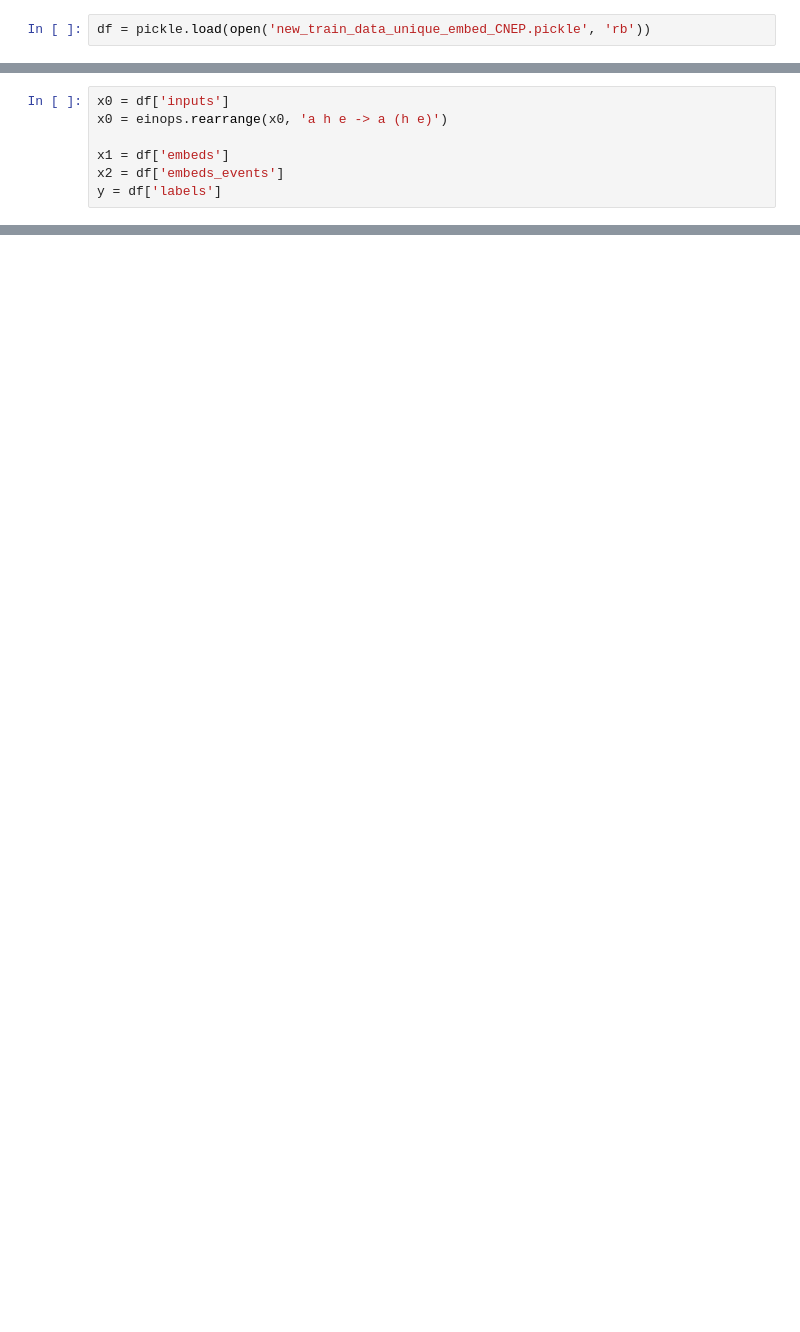
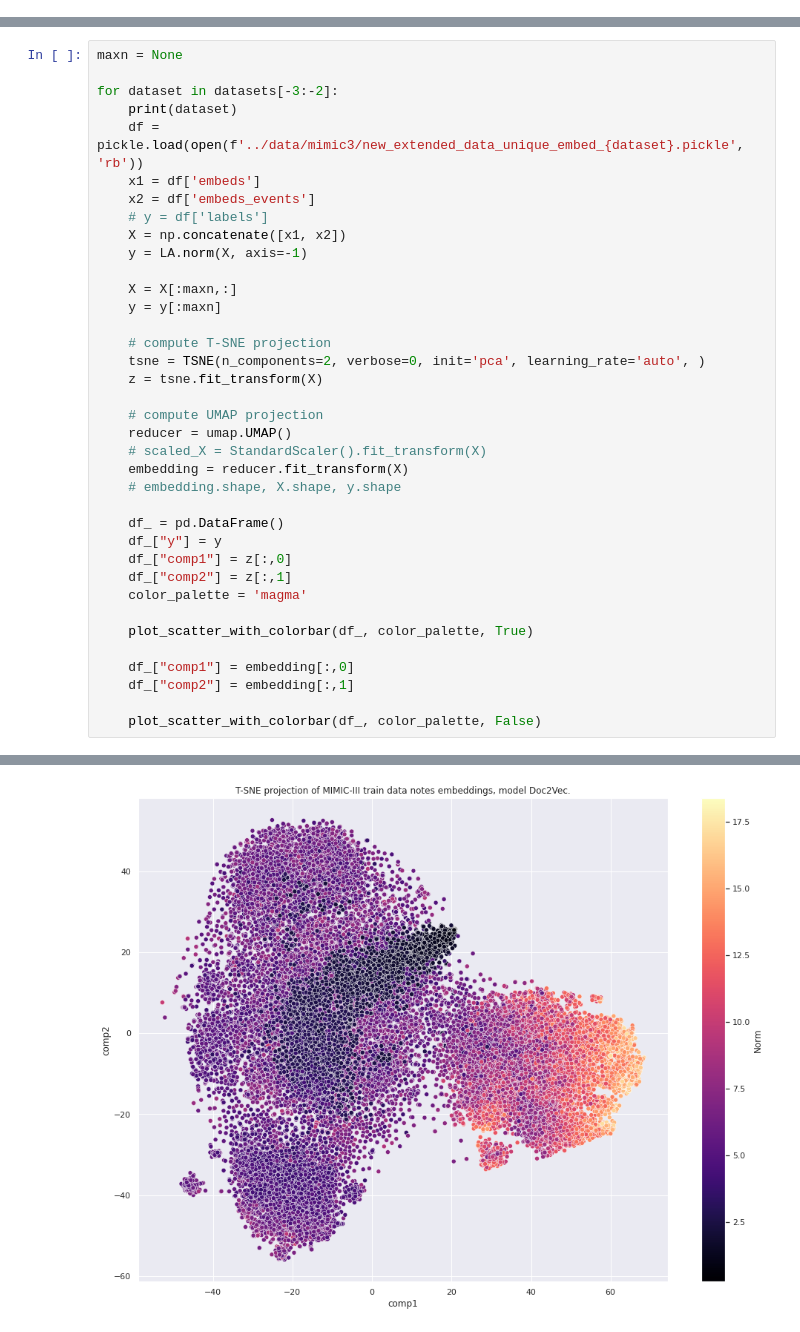
Before and after one commit to jplasser/CNEP, a Jupyter notebook: src/notebooks/TSNE.ipynb, the cells around one changed output, grey strips where cells are left out. Drawn from its saved outputs; the diff is of its cells as text; blank space fills up the shorter version.

Commit message:
TSNE and UMAP plots generation

```diff
--- a/src/notebooks/TSNE.ipynb
+++ b/src/notebooks/TSNE.ipynb
@@ -16,2 +97,0 @@ import einops
-# %%
-df = pickle.load(open('new_train_data_unique_embed_CNEP.pickle', 'rb'))
@@ -22,7 +97,0 @@ df.keys(), len(df['labels'])
-# %%
-x0 = df['inputs']
-x0 = einops.rearrange(x0, 'a h e -> a (h e)')
-
-x1 = df['embeds']
-x2 = df['embeds_events']
-y = df['labels']
@@ -119,0 +100,38 @@ Text(0.5, 1.0, 'UMAP projection of the MIMIC-III notes embedding dataset')
+# %%
+maxn = None
+
+for dataset in datasets[-3:-2]:
+    print(dataset)
+    df = pickle.load(open(f'../data/mimic3/new_extended_data_unique_embed_{dataset}.pickle', 'rb'))
+    x1 = df['embeds']
+    x2 = df['embeds_events']
+    # y = df['labels']
+    X = np.concatenate([x1, x2])
+    y = LA.norm(X, axis=-1)
+
+    X = X[:maxn,:]
+    y = y[:maxn]
+
+    # compute T-SNE projection
+    tsne = TSNE(n_components=2, verbose=0, init='pca', learning_rate='auto', )
+    z = tsne.fit_transform(X)
+
+    # compute UMAP projection
+    reducer = umap.UMAP()
+    # scaled_X = StandardScaler().fit_transform(X)
+    embedding = reducer.fit_transform(X)
+    # embedding.shape, X.shape, y.shape
+
+    df_ = pd.DataFrame()
+    df_["y"] = y
+    df_["comp1"] = z[:,0]
+    df_["comp2"] = z[:,1]
+    color_palette = 'magma'
+
+    plot_scatter_with_colorbar(df_, color_palette, True)
+
+    df_["comp1"] = embedding[:,0]
+    df_["comp2"] = embedding[:,1]
+
+    plot_scatter_with_colorbar(df_, color_palette, False)
+# %% [output]
@@ -119,0 +139 @@ Text(0.5, 1.0, 'UMAP projection of the MIMIC-III notes embedding dataset')
+[figure, added]
```
Also changed, not shown: parts of 20 cells of this notebook.
